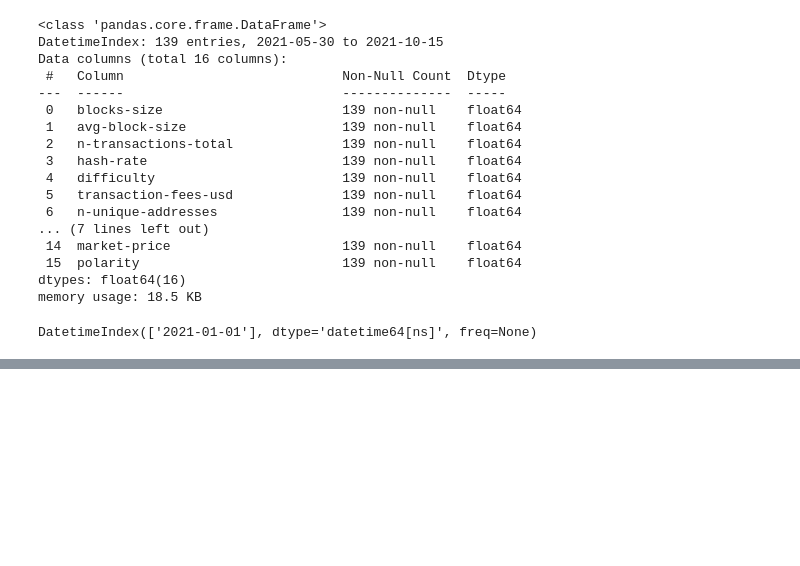
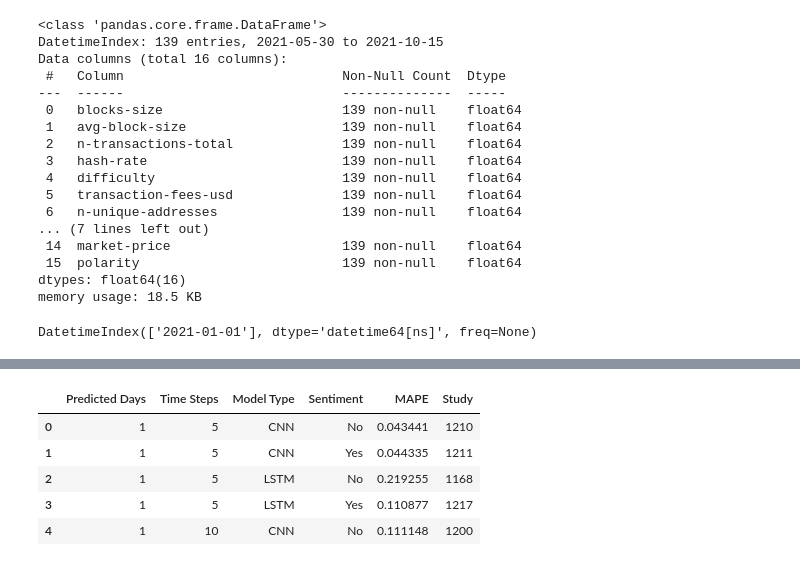
Before and after one commit to pahurlocker/bitcoin-price-prediction, a Jupyter notebook: bitcoin-price-prediction-eda.ipynb, the cells around one changed output, grey strips where cells are left out. Drawn from its saved outputs; the diff is of its cells as text; code cells hidden in the pictures; blank space fills up the shorter version.

```diff
--- a/bitcoin-price-prediction-eda.ipynb
+++ b/bitcoin-price-prediction-eda.ipynb
@@ -392,0 +466,10 @@ DatetimeIndex(['2021-01-01'], dtype='datetime64[ns]', freq=None)
+# %%
+df_results = pd.read_csv('./results/highest_results.csv')
+df_results.head()
+# %% [output]
+|  | Predicted Days | Time Steps | Model Type | Sentiment | MAPE | Study |
+| 0 | 1 | 5 | CNN | No | 0.043441 | 1210 |
+| 1 | 1 | 5 | CNN | Yes | 0.044335 | 1211 |
+| 2 | 1 | 5 | LSTM | No | 0.219255 | 1168 |
+| 3 | 1 | 5 | LSTM | Yes | 0.110877 | 1217 |
+| 4 | 1 | 10 | CNN | No | 0.111148 | 1200 |
```
Also changed, not shown: parts of 27 cells of this notebook, 18 other files.
